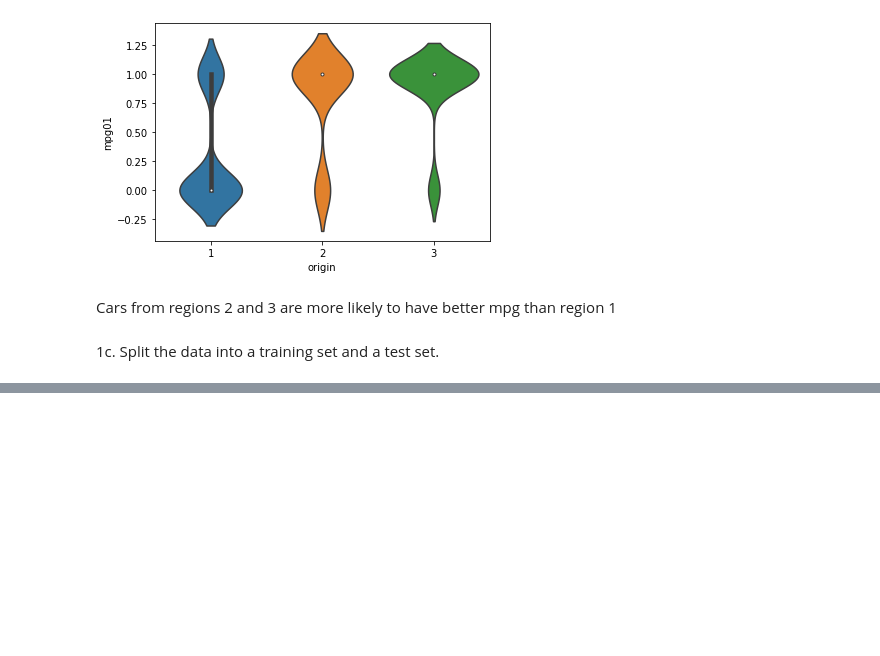
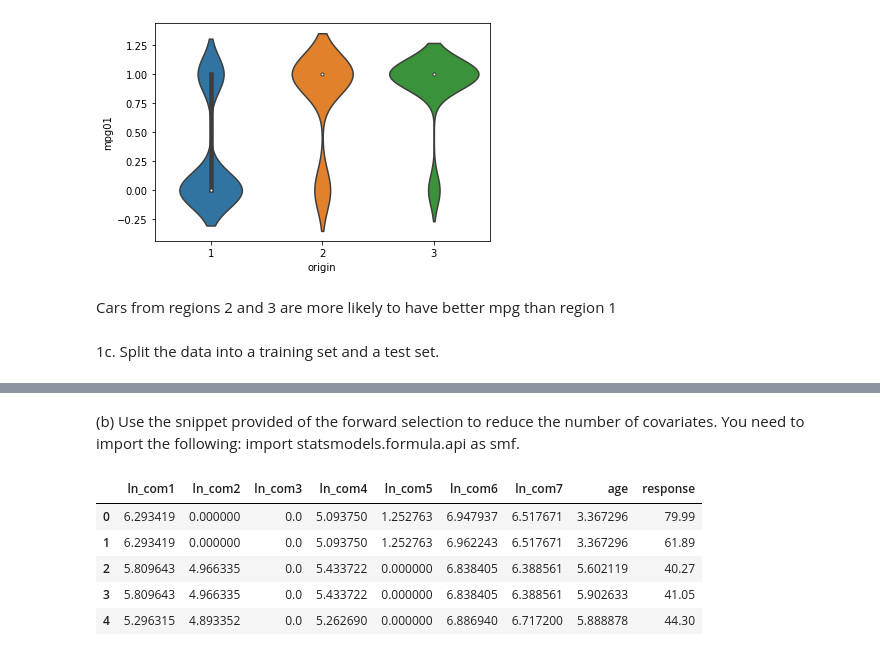
Before and after one commit to danielsdliu/BMIG6201, a Jupyter notebook: BMIG6201HW3.ipynb, the cells around one changed output, grey strips where cells are left out. Drawn from its saved outputs; the diff is of its cells as text; code cells hidden in the pictures; blank space fills up the shorter version.

```diff
--- a/BMIG6201HW3.ipynb
+++ b/BMIG6201HW3.ipynb
@@ -121,0 +173,13 @@ data set you will use a regression model to predict the strength.
+# %%
+from sklearn.preprocessing import FunctionTransformer
+columns = ["ln_com1", "ln_com2", "ln_com3", "ln_com4", "ln_com5", "ln_com6", "ln_com7", "age"]
+
+X1 = concrete.drop(["strength"], axis=1)
+log_scaler = FunctionTransformer(np.log1p, validate=True)
+X1_log_tr = pd.DataFrame(log_scaler.transform(X1), columns=columns)
+#X1_log_tr["age"] = concrete["age"]
+
+y1 = concrete["strength"]
+# %% [markdown]
+
+(b) Use the snippet provided of the forward selection to reduce the number of covariates. You need to import the following: import statsmodels.formula.api as smf.
@@ -121,0 +241,11 @@ data set you will use a regression model to predict the strength.
+# %%
+data = X1_log_tr
+data["response"]=y1
+data.head()
+# %% [output]
+|  | ln_com1 | ln_com2 | ln_com3 | ln_com4 | ln_com5 | ln_com6 | ln_com7 | age | response |
+| 0 | 6.293419 | 0.000000 | 0.0 | 5.093750 | 1.252763 | 6.947937 | 6.517671 | 3.367296 | 79.99 |
+| 1 | 6.293419 | 0.000000 | 0.0 | 5.093750 | 1.252763 | 6.962243 | 6.517671 | 3.367296 | 61.89 |
+| 2 | 5.809643 | 4.966335 | 0.0 | 5.433722 | 0.000000 | 6.838405 | 6.388561 | 5.602119 | 40.27 |
+| 3 | 5.809643 | 4.966335 | 0.0 | 5.433722 | 0.000000 | 6.838405 | 6.388561 | 5.902633 | 41.05 |
+| 4 | 5.296315 | 4.893352 | 0.0 | 5.262690 | 0.000000 | 6.886940 | 6.717200 | 5.888878 | 44.30 |
```
Also changed, not shown: parts of 19 cells of this notebook.
